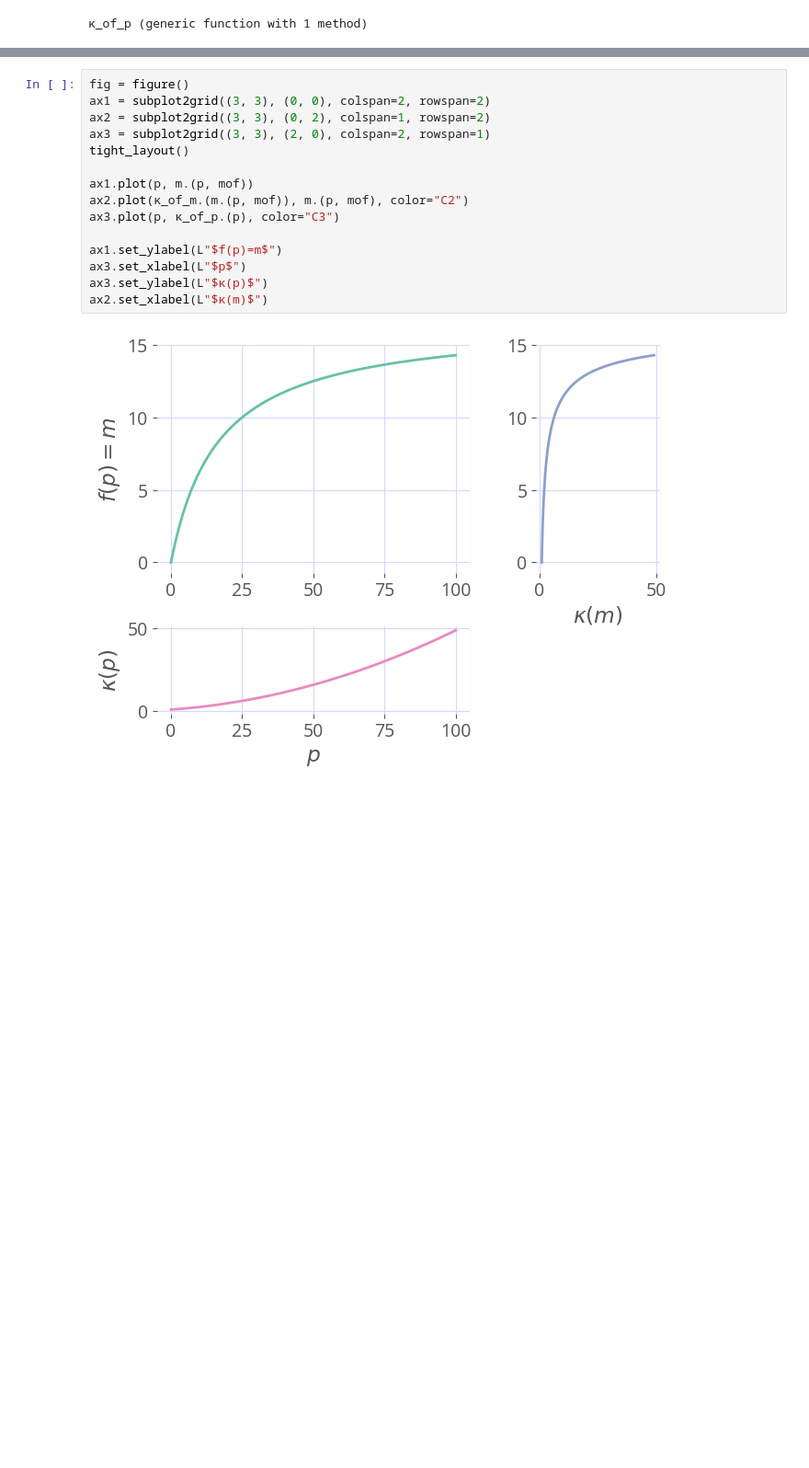
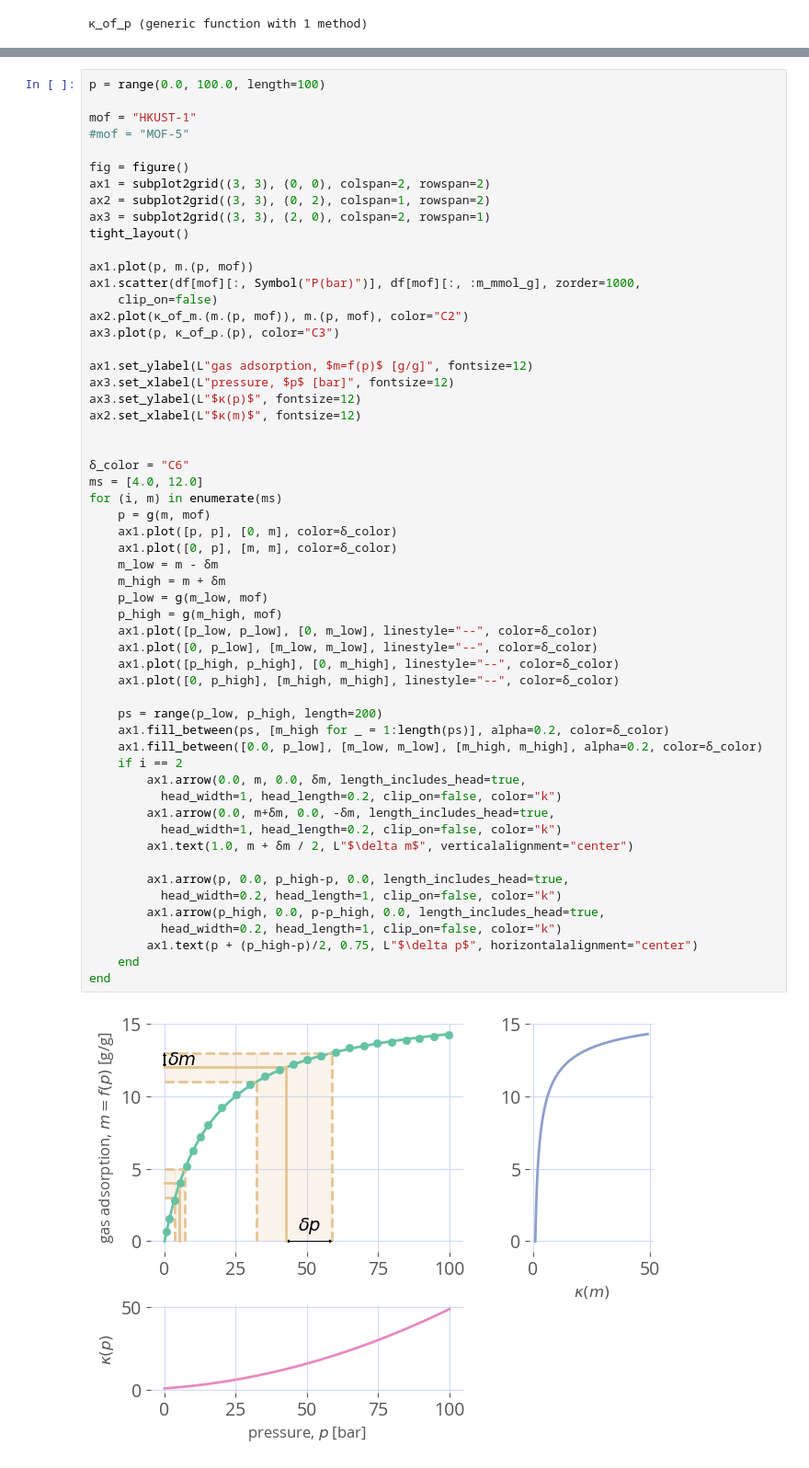
Before and after one commit to SimonEnsemble/nonlinear_sensing, a Jupyter notebook: one_d_sensing/1D sensing.ipynb, the cells around one changed output, grey strips where cells are left out. Shown at 92% size. Cells and saved outputs as stored; diff of their text form; blank space fills up the shorter version.

Commit message:
fixed axes labels, added delta p\delta m boxes

```diff
--- a/one_d_sensing/1D sensing.ipynb
+++ b/one_d_sensing/1D sensing.ipynb
@@ -192,17 +176,58 @@ fig.delaxes(ax[2, 2])
 # %%
+p = range(0.0, 100.0, length=100)
+
+mof = "HKUST-1"
+#mof = "MOF-5"
+
 fig = figure()
 ax1 = subplot2grid((3, 3), (0, 0), colspan=2, rowspan=2)
 ax2 = subplot2grid((3, 3), (0, 2), colspan=1, rowspan=2)
 ax3 = subplot2grid((3, 3), (2, 0), colspan=2, rowspan=1)
 tight_layout()
 
 ax1.plot(p, m.(p, mof))
+ax1.scatter(df[mof][:, Symbol("P(bar)")], df[mof][:, :m_mmol_g], zorder=1000,
+    clip_on=false)
 ax2.plot(κ_of_m.(m.(p, mof)), m.(p, mof), color="C2")
 ax3.plot(p, κ_of_p.(p), color="C3")
 
-ax1.set_ylabel(L"$f(p)=m$")
-ax3.set_xlabel(L"$p$")
-ax3.set_ylabel(L"$κ(p)$")
-ax2.set_xlabel(L"$κ(m)$")
+ax1.set_ylabel(L"gas adsorption, $m=f(p)$ [g/g]", fontsize=12)
+ax3.set_xlabel(L"pressure, $p$ [bar]", fontsize=12)
+ax3.set_ylabel(L"$κ(p)$", fontsize=12)
+ax2.set_xlabel(L"$κ(m)$", fontsize=12)
+
+
+δ_color = "C6"
+ms = [4.0, 12.0]
+for (i, m) in enumerate(ms)
+    p = g(m, mof)
+    ax1.plot([p, p], [0, m], color=δ_color)
+    ax1.plot([0, p], [m, m], color=δ_color)
+    m_low = m - δm
+    m_high = m + δm
+    p_low = g(m_low, mof)
+    p_high = g(m_high, mof)
+    ax1.plot([p_low, p_low], [0, m_low], linestyle="--", color=δ_color)
+    ax1.plot([0, p_low], [m_low, m_low], linestyle="--", color=δ_color)
+    ax1.plot([p_high, p_high], [0, m_high], linestyle="--", color=δ_color)
+    ax1.plot([0, p_high], [m_high, m_high], linestyle="--", color=δ_color)
+
+    ps = range(p_low, p_high, length=200)
+    ax1.fill_between(ps, [m_high for _ = 1:length(ps)], alpha=0.2, color=δ_color)
+    ax1.fill_between([0.0, p_low], [m_low, m_low], [m_high, m_high], alpha=0.2, color=δ_color)
+    if i == 2
+        ax1.arrow(0.0, m, 0.0, δm, length_includes_head=true,
+          head_width=1, head_length=0.2, clip_on=false, color="k")
+        ax1.arrow(0.0, m+δm, 0.0, -δm, length_includes_head=true,
+          head_width=1, head_length=0.2, clip_on=false, color="k")
+        ax1.text(1.0, m + δm / 2, L"$\delta m$", verticalalignment="center")
+
+        ax1.arrow(p, 0.0, p_high-p, 0.0, length_includes_head=true,
+          head_width=0.2, head_length=1, clip_on=false, color="k")
+        ax1.arrow(p_high, 0.0, p-p_high, 0.0, length_includes_head=true,
+          head_width=0.2, head_length=1, clip_on=false, color="k")
+        ax1.text(p + (p_high-p)/2, 0.75, L"$\delta p$", horizontalalignment="center")
+    end
+end
 # %% [output]
-[figure, old version]
+[figure, new version]
```
Also changed, not shown: parts of 1 cell of this notebook.
